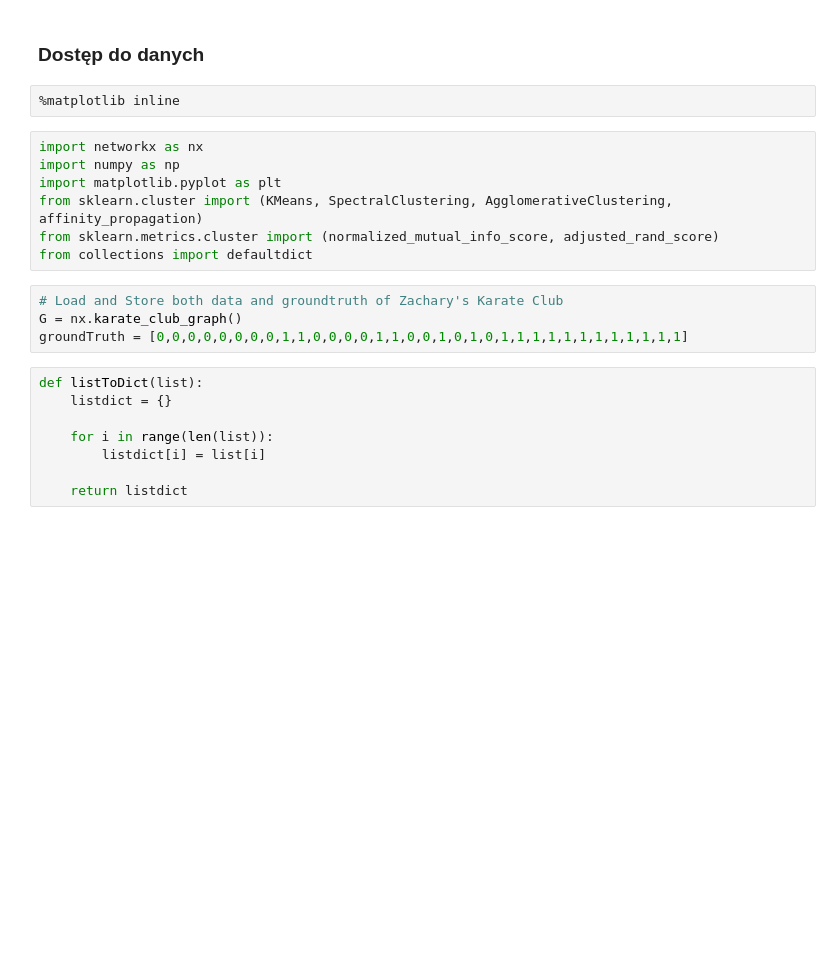
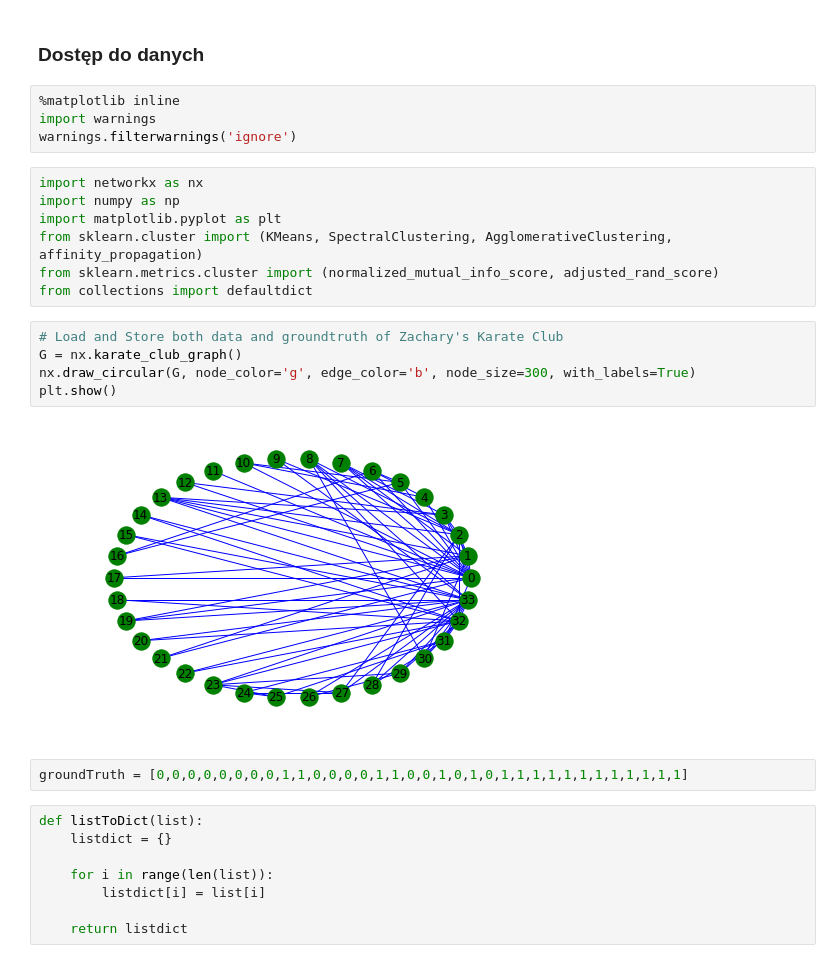
Before and after one commit to tomyc/jupyter_clustering, a Jupyter notebook: Clustering_Algorithms-Quick_Intro_with_Python.ipynb, the cells around one changed output. Saved outputs shown, nothing was run; the diff lists cells and outputs as text; blank space fills up the shorter version.

```diff
--- a/Clustering_Algorithms-Quick_Intro_with_Python.ipynb
+++ b/Clustering_Algorithms-Quick_Intro_with_Python.ipynb
@@ -17,6 +17,8 @@ https://github.com/LearnDataSci/blog-post-resources/tree/master/Karate%20Club%20
 ### Dostęp do danych
 # %%
 %matplotlib inline
+import warnings
+warnings.filterwarnings('ignore')
 # %%
 import networkx as nx
 import numpy as np
@@ -24,9 +26,14 @@ import matplotlib.pyplot as plt
 from sklearn.cluster import (KMeans, SpectralClustering, AgglomerativeClustering, affinity_propagation)
 from sklearn.metrics.cluster import (normalized_mutual_info_score, adjusted_rand_score)
 from collections import defaultdict
+# %%
+# Load and Store both data and groundtruth of Zachary's Karate Club
+G = nx.karate_club_graph()
+nx.draw_circular(G, node_color='g', edge_color='b', node_size=300, with_labels=True)
+plt.show()
+# %% [output]
+[figure, added]
 # %%
-# Load and Store both data and groundtruth of Zachary's Karate Club
-G = nx.karate_club_graph()
 groundTruth = [0,0,0,0,0,0,0,0,1,1,0,0,0,0,1,1,0,0,1,0,1,0,1,1,1,1,1,1,1,1,1,1,1,1]
 # %%
 def listToDict(list):
```
Also changed, not shown: parts of 1 cell of this notebook.
